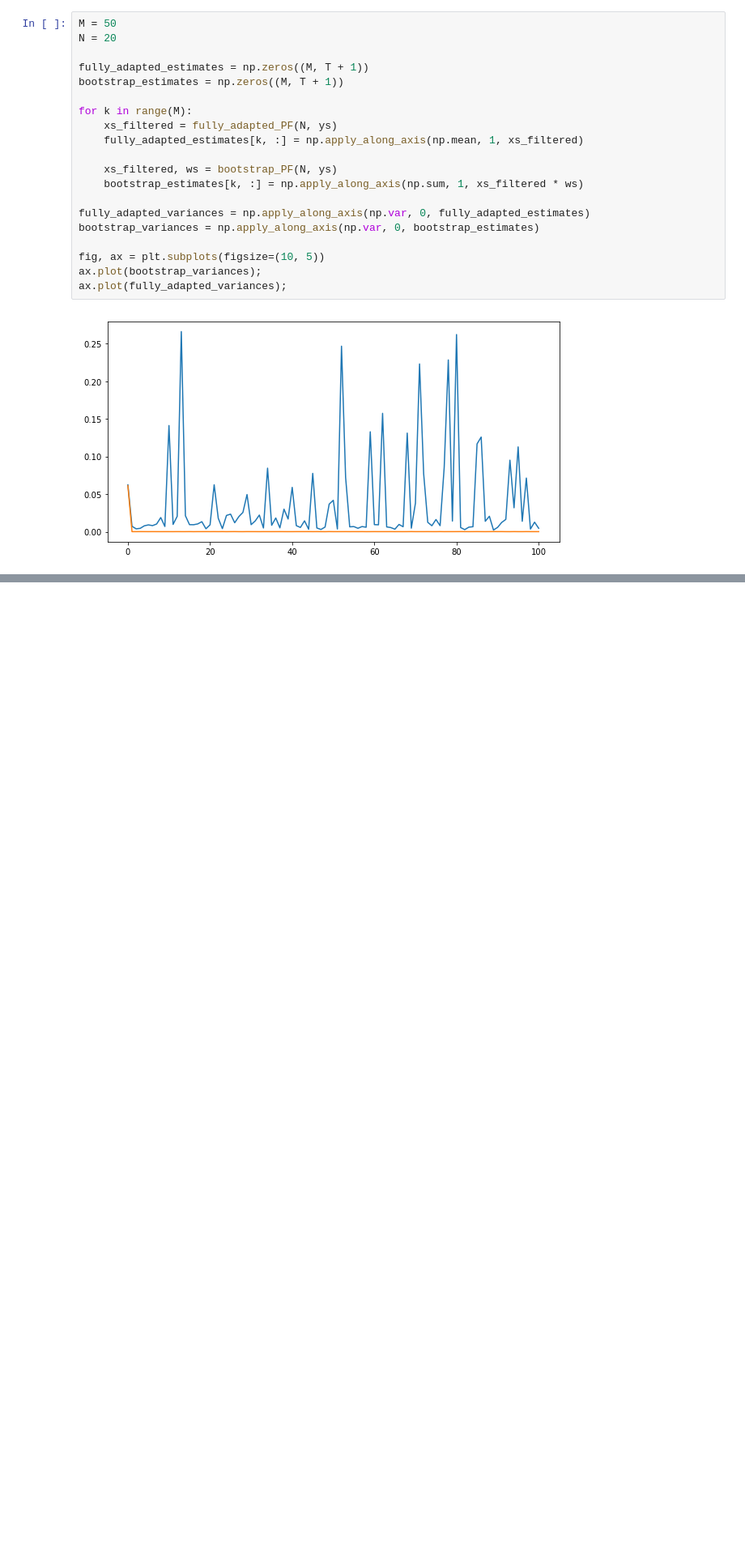
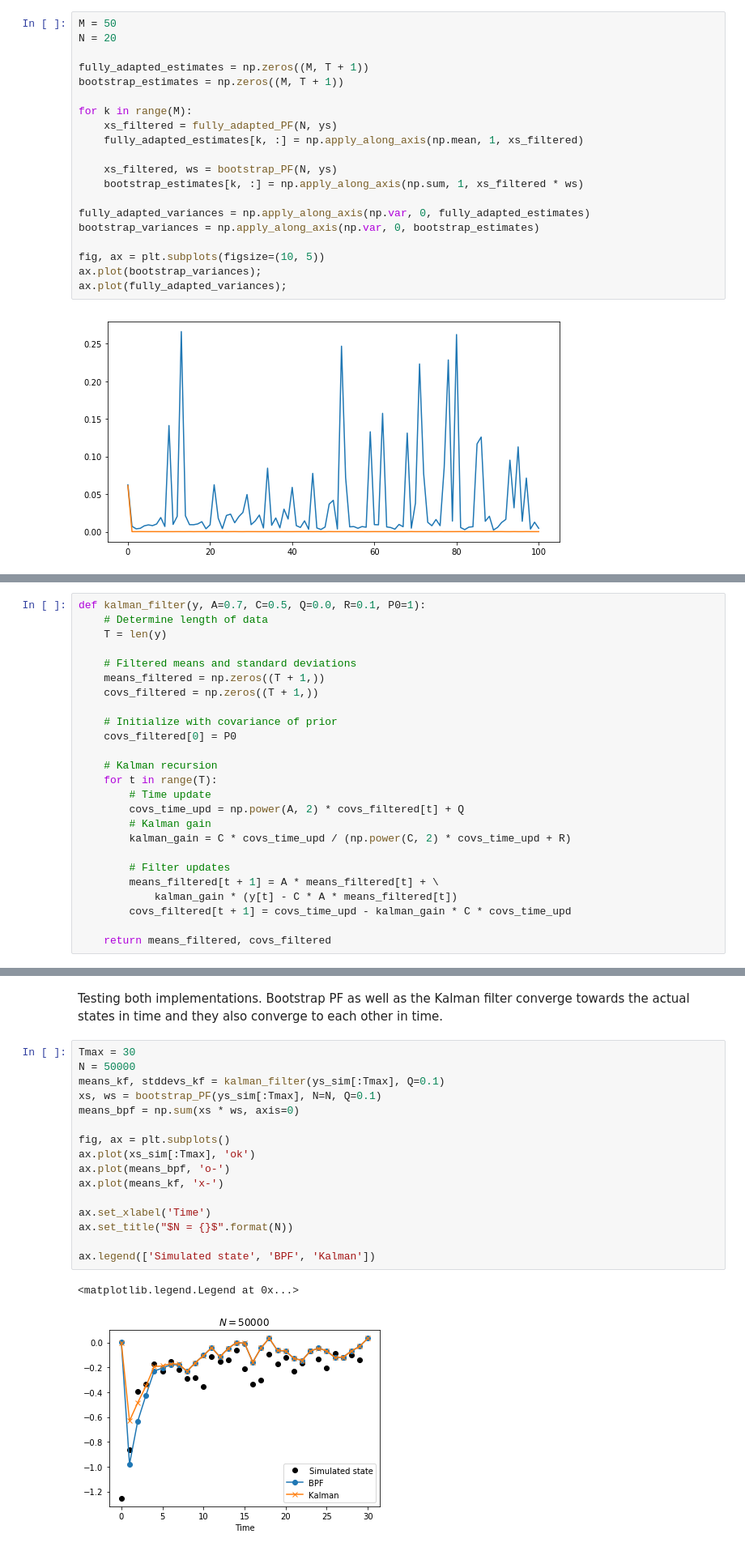
Before and after one commit to cyianor/smc2017, a Jupyter notebook: notebooks/ex2.ipynb, the cells around one changed output, grey strips where cells are left out. Shown at 81% size. Saved outputs shown, nothing was run; the diff lists cells and outputs as text; blank space fills up the shorter version.

```diff
--- a/notebooks/ex2.ipynb
+++ b/notebooks/ex2.ipynb
@@ -328,0 +376,25 @@ ax.plot(fully_adapted_variances);
+# %%
+def kalman_filter(y, A=0.7, C=0.5, Q=0.0, R=0.1, P0=1):
+    # Determine length of data
+    T = len(y)
+
+    # Filtered means and standard deviations
+    means_filtered = np.zeros((T + 1,))
+    covs_filtered = np.zeros((T + 1,))
+
+    # Initialize with covariance of prior
+    covs_filtered[0] = P0
+
+    # Kalman recursion
+    for t in range(T):
+        # Time update
+        covs_time_upd = np.power(A, 2) * covs_filtered[t] + Q
+        # Kalman gain
+        kalman_gain = C * covs_time_upd / (np.power(C, 2) * covs_time_upd + R)
+
+        # Filter updates
+        means_filtered[t + 1] = A * means_filtered[t] + \
+            kalman_gain * (y[t] - C * A * means_filtered[t])
+        covs_filtered[t + 1] = covs_time_upd - kalman_gain * C * covs_time_upd
+
+    return means_filtered, covs_filtered
@@ -328,0 +433,21 @@ ax.plot(fully_adapted_variances);
+# %% [markdown]
+Testing both implementations. Bootstrap PF as well as the Kalman filter converge towards the actual states in time and they also converge to each other in time.
+# %%
+Tmax = 30
+N = 50000
+means_kf, stddevs_kf = kalman_filter(ys_sim[:Tmax], Q=0.1)
+xs, ws = bootstrap_PF(ys_sim[:Tmax], N=N, Q=0.1)
+means_bpf = np.sum(xs * ws, axis=0)
+
+fig, ax = plt.subplots()
+ax.plot(xs_sim[:Tmax], 'ok')
+ax.plot(means_bpf, 'o-')
+ax.plot(means_kf, 'x-')
+
+ax.set_xlabel('Time')
+ax.set_title("$N = {}$".format(N))
+
+ax.legend(['Simulated state', 'BPF', 'Kalman'])
+# %% [output]
+<matplotlib.legend.Legend at 0x...>
+[figure, added]
```
Also changed, not shown: parts of 10 cells of this notebook, 3 other files.
